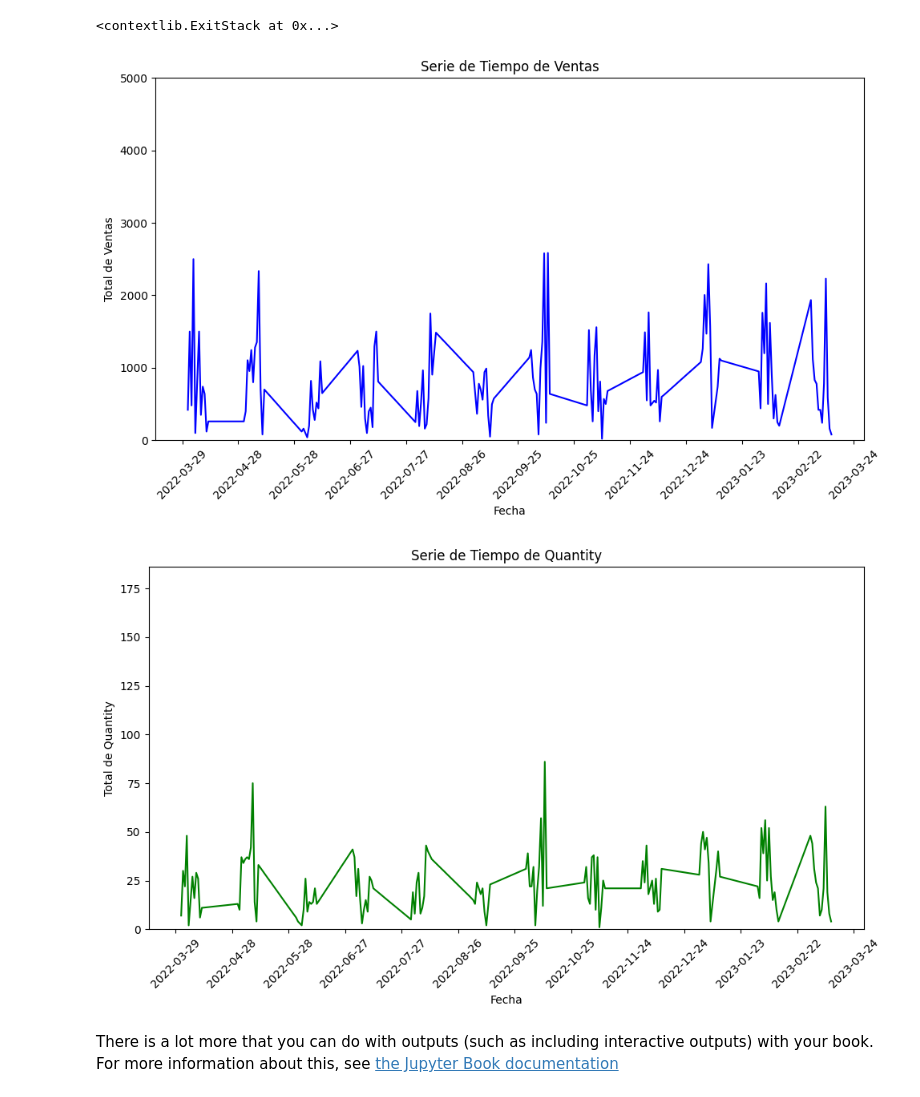
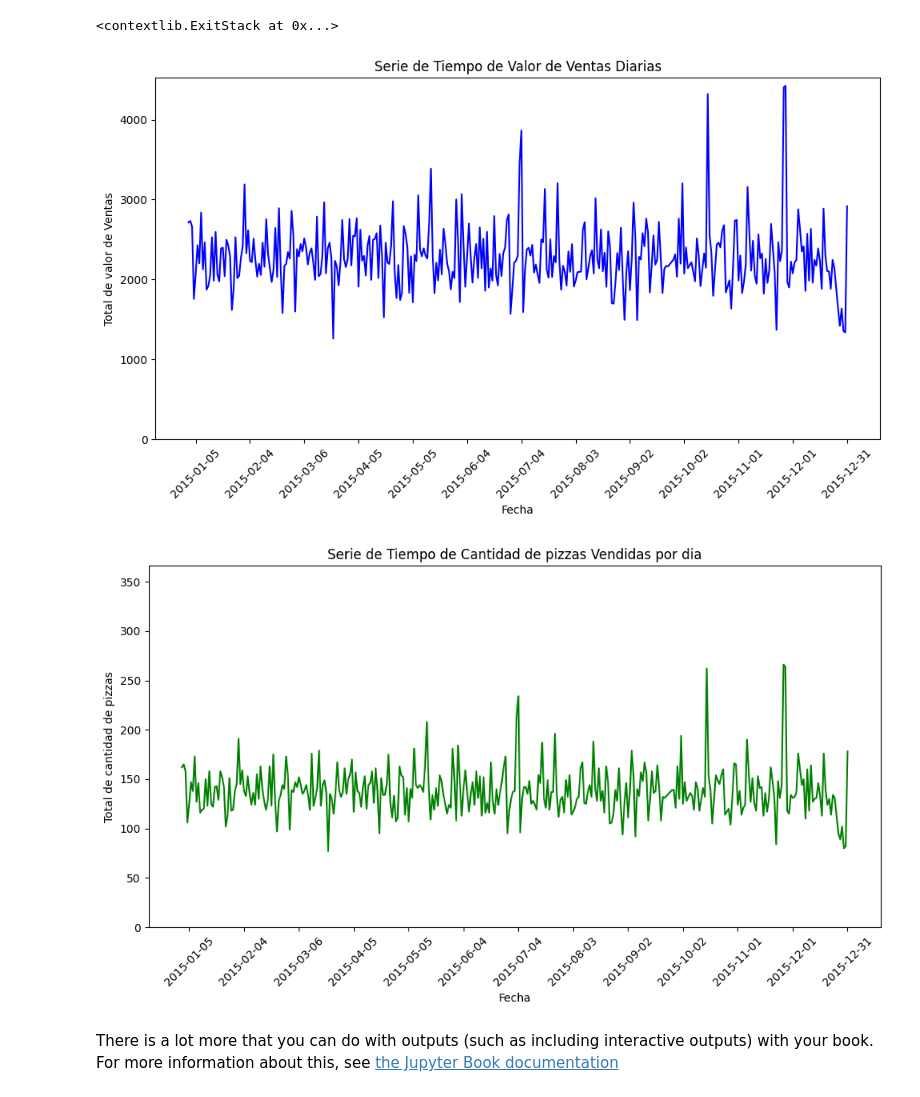
Before and after one commit to davidlizcanom16/jbook_ts202330, a Jupyter notebook: _sources/notebooks.ipynb, the cells around one changed output. Cells and saved outputs as stored; diff of their text form; code cells hidden in the pictures.

Commit message:
Update documentation

```diff
--- a/_sources/notebooks.ipynb
+++ b/_sources/notebooks.ipynb
@@ -49,60 +49,60 @@ plt.ion()
 import pandas as pd
 import matplotlib.pyplot as plt
 
-# Leer el archivo CSV (ajustado para Windows)
-df = pd.read_csv(r"C:\Users\Davidlizcanom2486\Documents\Timeseries\jbook_ts202330\docs\BalajiFastFoodSales.csv")
+# Leer el archivo Excel
+df = pd.read_excel(r"C:\Users\Davidlizcanom2486\Documents\Timeseries\jbook_ts202330\docs\PizzaSales.xlsx")
 
 # Convertir la columna de fecha, permitiendo que pandas infiera el formato
-df['date'] = pd.to_datetime(df['date'], dayfirst=False, errors='coerce')
+df['order_date'] = pd.to_datetime(df['order_date'], dayfirst=False, errors='coerce')
 
-# Agrupar por fecha y sumar la cantidad de ventas diarias
-df_grouped = df.groupby('date').agg(total_ventas=('transaction_amount', 'sum')).reset_index()
+# Agrupar por fecha y sumar la cantidad de ventas diarias (Total_price)
+df_grouped = df.groupby('order_date').agg(total_ventas=('total_price', 'sum')).reset_index()
 
-# Graficar la serie de tiempo
+# Graficar la serie de tiempo de ventas
 plt.figure(figsize=(10, 6))
-plt.plot(df_grouped['date'], df_grouped['total_ventas'], color='blue')
+plt.plot(df_grouped['order_date'], df_grouped['total_ventas'], color='blue')
 
 # Etiquetas y título
-plt.title("Serie de Tiempo de Ventas")
+plt.title("Serie de Tiempo de Valor de Ventas Diarias")
 plt.xlabel("Fecha")
-plt.ylabel("Total de Ventas")
+plt.ylabel("Total de valor de Ventas")
 
 # Ajustar el eje Y
-plt.ylim(0, 5000)
+plt.ylim(0, df_grouped['total_ventas'].max() + 100)  # Ajuste automático del eje Y
 
 # Ampliar el eje X y rotar etiquetas del eje X
 plt.xticks(rotation=45)
 plt.gca().xaxis.set_major_locator(plt.MultipleLocator(30))  # Mostrar un punto por mes
 
 # Mostrar el gráfico
 plt.tight_layout()
 plt.show()
 
-# Agrupar por fecha y sumar la cantidad de 'quantity' diaria
-df_grouped_quantity = df.groupby('date').agg(total_quantity=('quantity', 'sum')).reset_index()
+# Agrupar por fecha y sumar la cantidad diaria (Quantity)
+df_grouped_quantity = df.groupby('order_date').agg(total_quantity=('quantity', 'sum')).reset_index()
 
-# Graficar la serie de tiempo para la variable 'quantity'
+# Graficar la serie de tiempo para la variable 'Quantity'
 plt.figure(figsize=(10, 6))
-plt.plot(df_grouped_quantity['date'], df_grouped_quantity['total_quantity'], color='green')
+plt.plot(df_grouped_quantity['order_date'], df_grouped_quantity['total_quantity'], color='green')
 
 # Etiquetas y título
-plt.title("Serie de Tiempo de Quantity")
+plt.title("Serie de Tiempo de Cantidad de pizzas Vendidas por dia")
 plt.xlabel("Fecha")
-plt.ylabel("Total de Quantity")
+plt.ylabel("Total de cantidad de pizzas")
 
 # Ajustar el eje Y
 plt.ylim(0, df_grouped_quantity['total_quantity'].max() + 100)  # Ajuste automático del eje Y
 
 # Ampliar el eje X y rotar etiquetas del eje X
 plt.xticks(rotation=45)
 plt.gca().xaxis.set_major_locator(plt.MultipleLocator(30))  # Mostrar un punto por mes
 
 # Mostrar el gráfico
 plt.tight_layout()
 plt.show()
 # %% [output]
-[figure, old version]
+[figure, new version]
-[figure, old version]
+[figure, new version]
 # %% [markdown]
 There is a lot more that you can do with outputs (such as including interactive outputs)
 with your book. For more information about this, see [the Jupyter Book documentation](https://jupyterbook.org)
```
Also changed, not shown: parts of 7 cells of this notebook, 15 other files.
